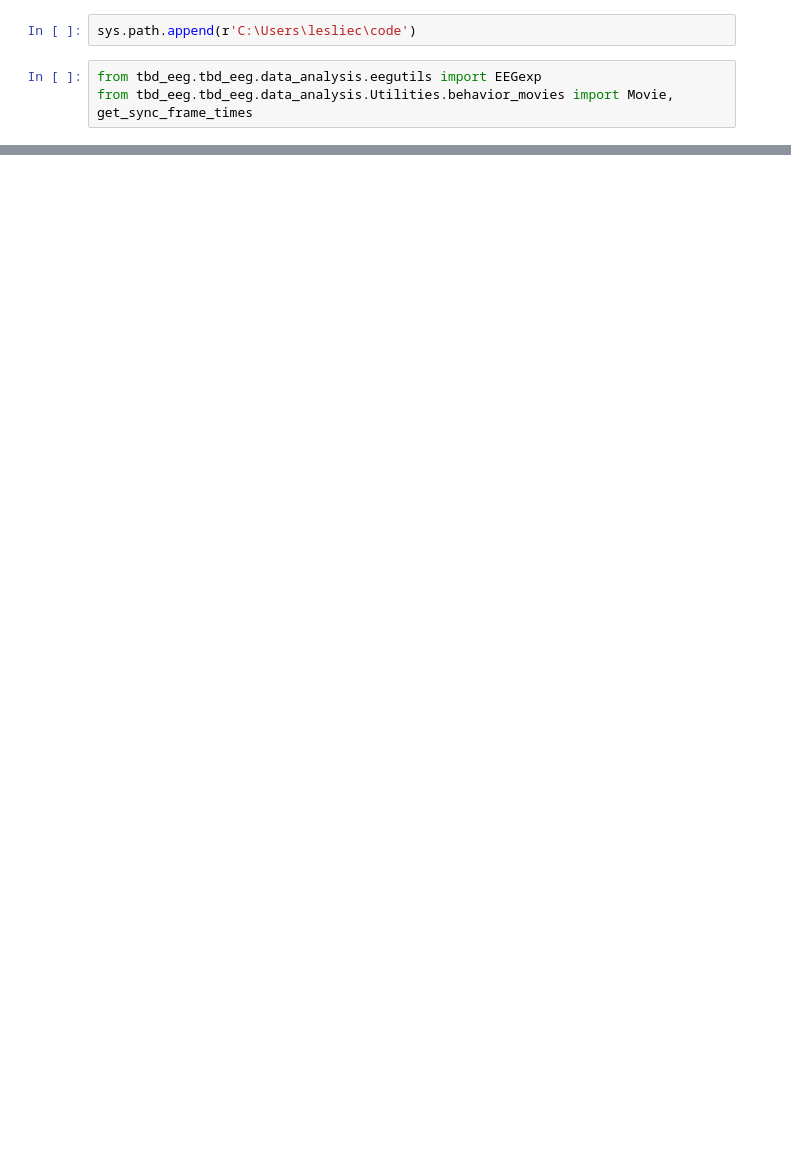
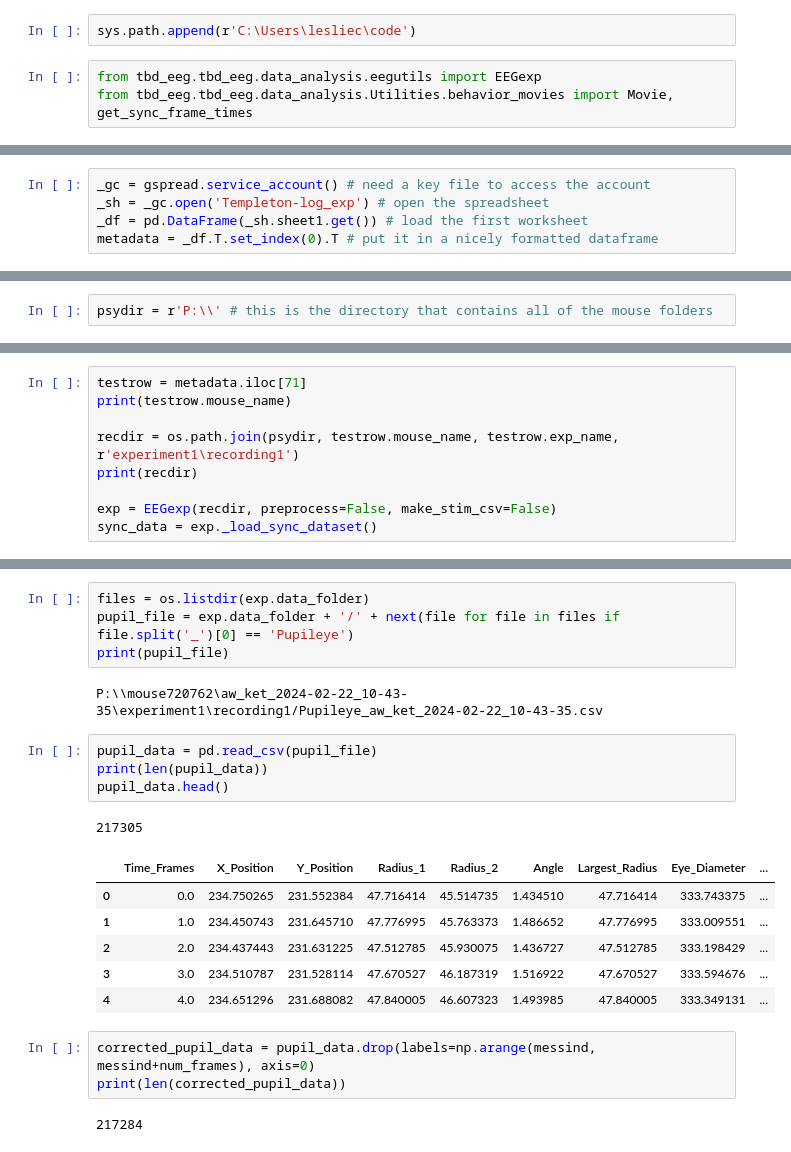
Before and after one commit to ldclaar/EEG_NPX_analysis, a Jupyter notebook: test_pupilvideo_synctimes.ipynb, the cells around one changed output, grey strips where cells are left out. Saved outputs shown, nothing was run; the diff lists cells and outputs as text; blank space fills up the shorter version.

```diff
--- a/test_pupilvideo_synctimes.ipynb
+++ b/test_pupilvideo_synctimes.ipynb
@@ -240,0 +28,5 @@ len(video_ts)
+# %%
+_gc = gspread.service_account() # need a key file to access the account
+_sh = _gc.open('Templeton-log_exp') # open the spreadsheet
+_df = pd.DataFrame(_sh.sheet1.get()) # load the first worksheet
+metadata = _df.T.set_index(0).T # put it in a nicely formatted dataframe
@@ -240,0 +37,2 @@ len(video_ts)
+# %%
+psydir = r'P:\\' # this is the directory that contains all of the mouse folders
@@ -240,0 +68,9 @@ len(video_ts)
+# %%
+testrow = metadata.iloc[71]
+print(testrow.mouse_name)
+
+recdir = os.path.join(psydir, testrow.mouse_name, testrow.exp_name, r'experiment1\recording1')
+print(recdir)
+
+exp = EEGexp(recdir, preprocess=False, make_stim_csv=False)
+sync_data = exp._load_sync_dataset()
@@ -240,0 +233,23 @@ len(video_ts)
+# %%
+files = os.listdir(exp.data_folder)
+pupil_file = exp.data_folder + '/' + next(file for file in files if file.split('_')[0] == 'Pupileye')
+print(pupil_file)
+# %% [output]
+P:\\mouse720762\aw_ket_2024-02-22_10-43-35\experiment1\recording1/Pupileye_aw_ket_2024-02-22_10-43-35.csv
+# %%
+pupil_data = pd.read_csv(pupil_file)
+print(len(pupil_data))
+pupil_data.head()
+# %% [output]
+217305
+|  | Time_Frames | X_Position | Y_Position | Radius_1 | Radius_2 | Angle | Largest_Radius | Eye_Diameter | ... |
+| 0 | 0.0 | 234.750265 | 231.552384 | 47.716414 | 45.514735 | 1.434510 | 47.716414 | 333.743375 | ... |
+| 1 | 1.0 | 234.450743 | 231.645710 | 47.776995 | 45.763373 | 1.486652 | 47.776995 | 333.009551 | ... |
+| 2 | 2.0 | 234.437443 | 231.631225 | 47.512785 | 45.930075 | 1.436727 | 47.512785 | 333.198429 | ... |
+| 3 | 3.0 | 234.510787 | 231.528114 | 47.670527 | 46.187319 | 1.516922 | 47.670527 | 333.594676 | ... |
+| 4 | 4.0 | 234.651296 | 231.688082 | 47.840005 | 46.607323 | 1.493985 | 47.840005 | 333.349131 | ... |
+# %%
+corrected_pupil_data = pupil_data.drop(labels=np.arange(messind, messind+num_frames), axis=0)
+print(len(corrected_pupil_data))
+# %% [output]
+217284
```
Also changed, not shown: parts of 87 cells of this notebook, 30 other files.
